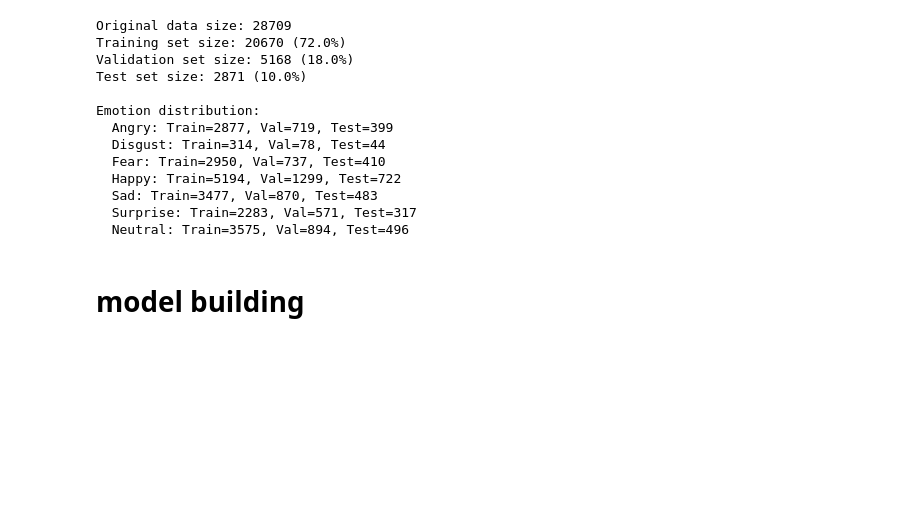
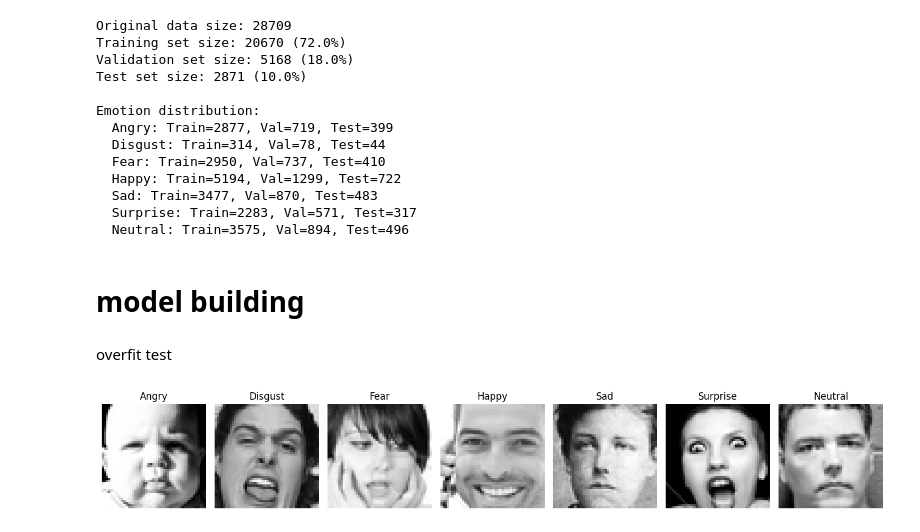
Before and after one commit to konstantine25b/Neural_Network_ML_Facial_Expression_Recognition_Challenge, a Jupyter notebook: Facial_Expression_recognition_2.ipynb, the cells around one changed output. Drawn from its saved outputs; the diff is of its cells as text; code cells hidden in the pictures; blank space fills up the shorter version.

```diff
--- a/Facial_Expression_recognition_2.ipynb
+++ b/Facial_Expression_recognition_2.ipynb
@@ -145,0 +180,35 @@ Emotion distribution:
+# %% [markdown]
+overfit test
+# %%
+indices = list(range(20))
+overfit_dataset = torch.utils.data.Subset(train_dataset, indices)
+batch_size = wandb.config.batch_size
+train_loader = DataLoader(train_dataset, batch_size=batch_size, shuffle=True, num_workers=2)
+val_loader = DataLoader(val_dataset, batch_size=batch_size, shuffle=False, num_workers=2)
+test_loader = DataLoader(test_dataset, batch_size=batch_size, shuffle=False, num_workers=2)
+overfit_loader = DataLoader(overfit_dataset, batch_size=batch_size, shuffle=True)
+
+# Visualize some sample images
+def pixels_to_image(pixels_str):
+    pixels = [int(pixel) for pixel in pixels_str.split()]
+    image = np.array(pixels).reshape(48, 48)
+    return image
+# %%
+plt.figure(figsize=(14, 3))
+for i, emotion in emotion_labels.items():
+    sample = train_df[train_df['emotion'] == i].iloc[0]
+    img = pixels_to_image(sample['pixels'])
+
+    plt.subplot(1, 7, i+1)
+    plt.imshow(img, cmap='gray')
+    plt.title(emotion)
+    plt.axis('off')
+
+plt.tight_layout()
+plt.savefig('emotion_samples.png')
+plt.show()
+
+# Log the examples to wandb
+wandb.log({"emotion_samples": wandb.Image('emotion_samples.png')})
+# %% [output]
+[figure, added]
```
Also changed, not shown: parts of 20 cells of this notebook.
